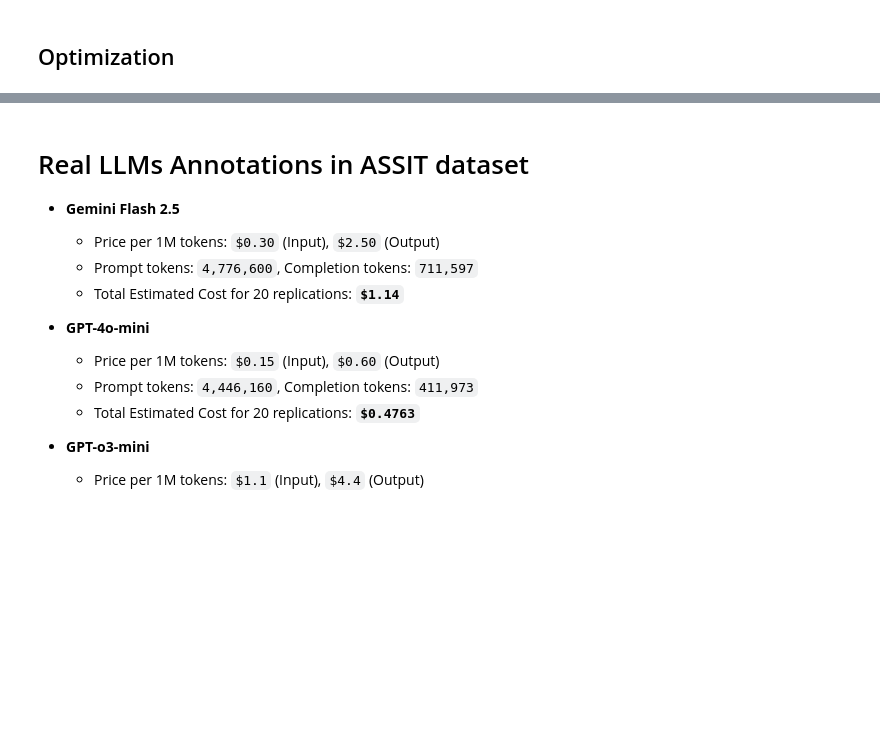
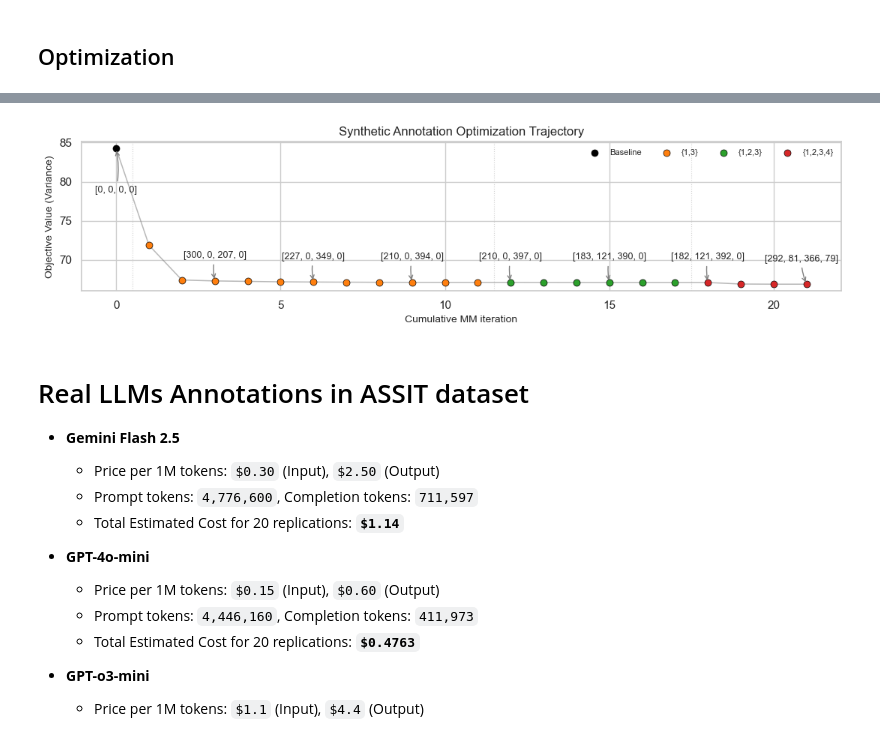
Before and after one commit to Lygist/Budgeted-Multi-Source-Counterfactual-Annotation-for-Off-Policy-Evaluation, a Jupyter notebook: OPE_Annotation_Optimization.ipynb, the cells around one changed output, grey strips where cells are left out. Cells and saved outputs as stored; diff of their text form; code cells hidden in the pictures; blank space fills up the shorter version.

```diff
--- a/OPE_Annotation_Optimization.ipynb
+++ b/OPE_Annotation_Optimization.ipynb
@@ -826,3 +873,66 @@ plt.show()
+# %%
+sns.set_theme(style="whitegrid")
+fig, ax = plt.subplots(figsize=(11, 3.0))
+
+phase_order  = list(df_traj['phase'].unique())
+palette      = sns.color_palette("tab10", n_colors=len(phase_order))
+phase_colors = {p: c for p, c in zip(phase_order, palette)}
+phase_colors['Baseline'] = 'black'
+
+ax.plot(df_traj['cum_iter'], df_traj['obj'],
+        '-', color='gray', alpha=0.55, lw=1.1, zorder=1)
+
+for phase in phase_order:
+    dfp = df_traj[df_traj['phase'] == phase]
+    ax.scatter(dfp['cum_iter'], dfp['obj'],
+               color=phase_colors[phase], s=42,
+               edgecolor='black', linewidth=0.5,
+               label=phase, zorder=2)
+
+prev_phase = None
+for _, row in df_traj.iterrows():
+    if prev_phase is not None and row['phase'] != prev_phase:
+        ax.axvline(row['cum_iter'] - 0.5,
+                   color='lightgray', linestyle=':', linewidth=0.8, zorder=0)
+    prev_phase = row['phase']
+
+n_cols = [c for c in df_traj.columns if c.startswith('n_')]
+N      = len(df_traj)
+key_idx = sorted(([0, 3, 6, 9, 12, 15, 18, 21]))
+for idx in key_idx:
+    r = df_traj.iloc[idx]
+    n_vals = [int(r[c]) for c in n_cols]
+    if idx == 0:
+        ax.annotate(str(n_vals),
+                    xy=(r['cum_iter'], r['obj']),
+                    xytext=(0, -42), textcoords='offset points',
+                    ha='center', fontsize=9,
+                    arrowprops=dict(arrowstyle='->',
+                              connectionstyle="arc3,rad=0.1", color='gray'))
+    elif idx == key_idx[-1]:
+        ax.annotate(str(n_vals),
+                    xy=(r['cum_iter'], r['obj']),
+                    xytext=(-5, 22), textcoords='offset points',
+                    ha='center', fontsize=9,
+                    arrowprops=dict(arrowstyle='->',
+                                    connectionstyle="arc3,rad=0.1", color='gray'))
+    else:
+        ax.annotate(str(n_vals),
+                    xy=(r['cum_iter'], r['obj']),
+                    xytext=(0, 22), textcoords='offset points',
+                    ha='center', fontsize=9,
+                    arrowprops=dict(arrowstyle='->',
+                                    connectionstyle="arc3,rad=0.1", color='gray'))
+
+ax.set_xlabel('Cumulative MM iteration', fontsize=10)
+ax.set_ylabel('Objective Value (Variance)', fontsize=10)
+ax.set_title('Synthetic Annotation Optimization Trajectory')
+ax.legend(loc='upper right', fontsize=8, ncol=len(phase_order), frameon=False)
+plt.tight_layout()
+plt.savefig("optimization_syn.pdf", dpi=300, bbox_inches='tight')
+plt.show()
+# %% [output]
+[figure, added]
 # %% [markdown]
 # Real LLMs Annotations in ASSIT dataset
 
```
Also changed, not shown: parts of 24 cells of this notebook.
